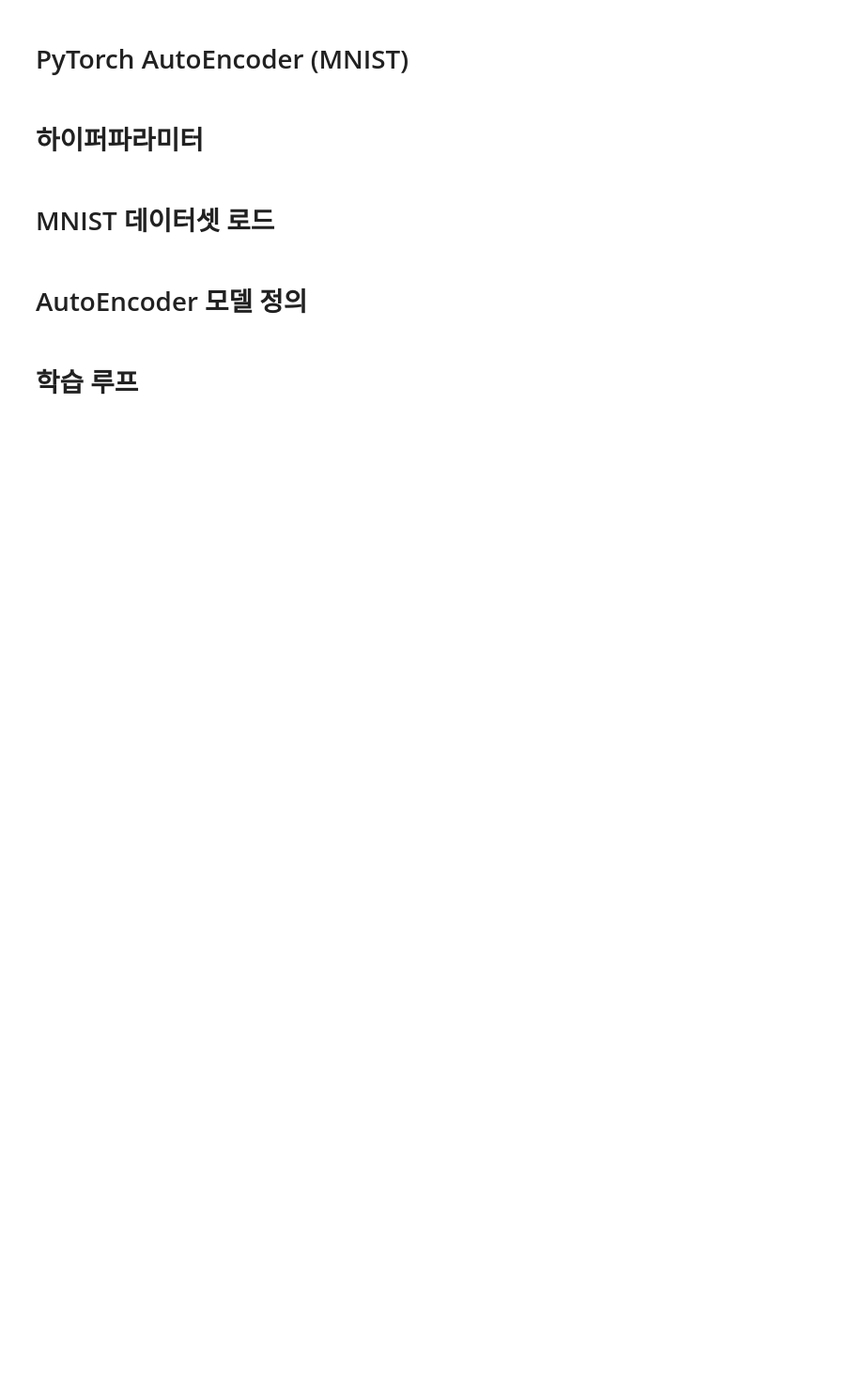
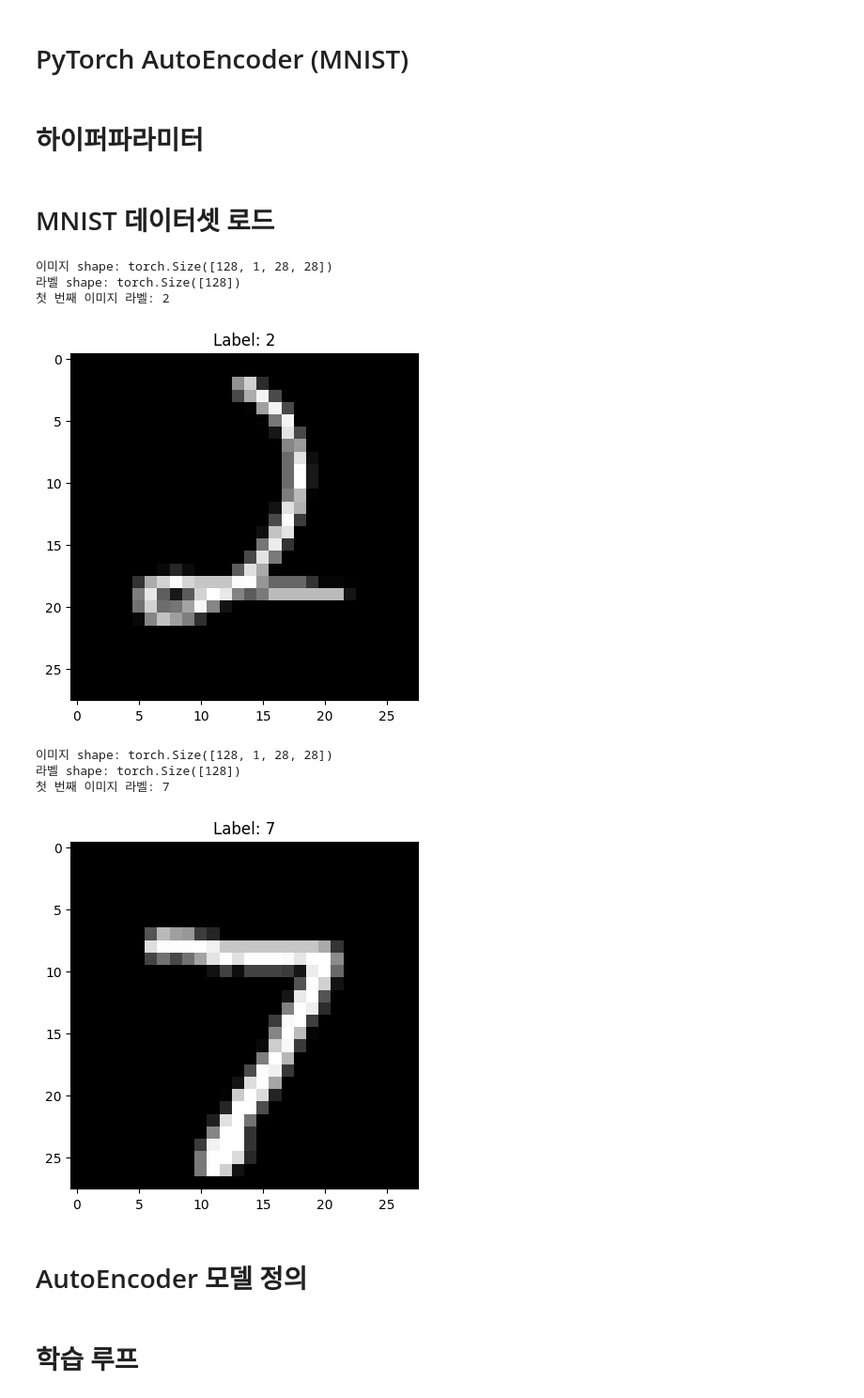
Before and after one commit to GWANGHYUNYU/autoencoder, a Jupyter notebook: autoencoder_mnist.ipynb, the cells around one changed output. Shown at 94% size. Cells and saved outputs as stored; diff of their text form; code cells hidden in the pictures; blank space fills up the shorter version.

```diff
--- a/autoencoder_mnist.ipynb
+++ b/autoencoder_mnist.ipynb
@@ -23,6 +23,37 @@ train_dataset = datasets.MNIST(root='./data', train=True, download=True, transfo
 test_dataset = datasets.MNIST(root='./data', train=False, download=True, transform=transform)
 train_loader = DataLoader(train_dataset, batch_size=batch_size, shuffle=True)
 test_loader = DataLoader(test_dataset, batch_size=batch_size, shuffle=False)
+# %%
+# train_loader에서 배치 하나 보기
+for images, labels in train_loader:
+    print("이미지 shape:", images.shape)  # (batch_size, 1, 28, 28)
+    print("라벨 shape:", labels.shape)    # (batch_size,)
+    print("첫 번째 이미지 라벨:", labels[0].item())
+    # 예시로 첫 번째 이미지를 시각화
+    import matplotlib.pyplot as plt
+    plt.imshow(images[0].squeeze(), cmap='gray')
+    plt.title(f"Label: {labels[0].item()}")
+    plt.show()
+    break  # 첫 배치만 보고 종료
+
+# test_loader도 동일하게 사용 가능
+for images, labels in test_loader:
+    print("이미지 shape:", images.shape)
+    print("라벨 shape:", labels.shape)
+    print("첫 번째 이미지 라벨:", labels[0].item())
+    plt.imshow(images[0].squeeze(), cmap='gray')
+    plt.title(f"Label: {labels[0].item()}")
+    plt.show()
+    break
+# %% [output]
+이미지 shape: torch.Size([128, 1, 28, 28])
+라벨 shape: torch.Size([128])
+첫 번째 이미지 라벨: 2
+[figure, added]
+이미지 shape: torch.Size([128, 1, 28, 28])
+라벨 shape: torch.Size([128])
+첫 번째 이미지 라벨: 7
+[figure, added]
 # %% [markdown]
 # AutoEncoder 모델 정의
 # %%
```
Also changed, not shown: parts of 8 cells of this notebook.
